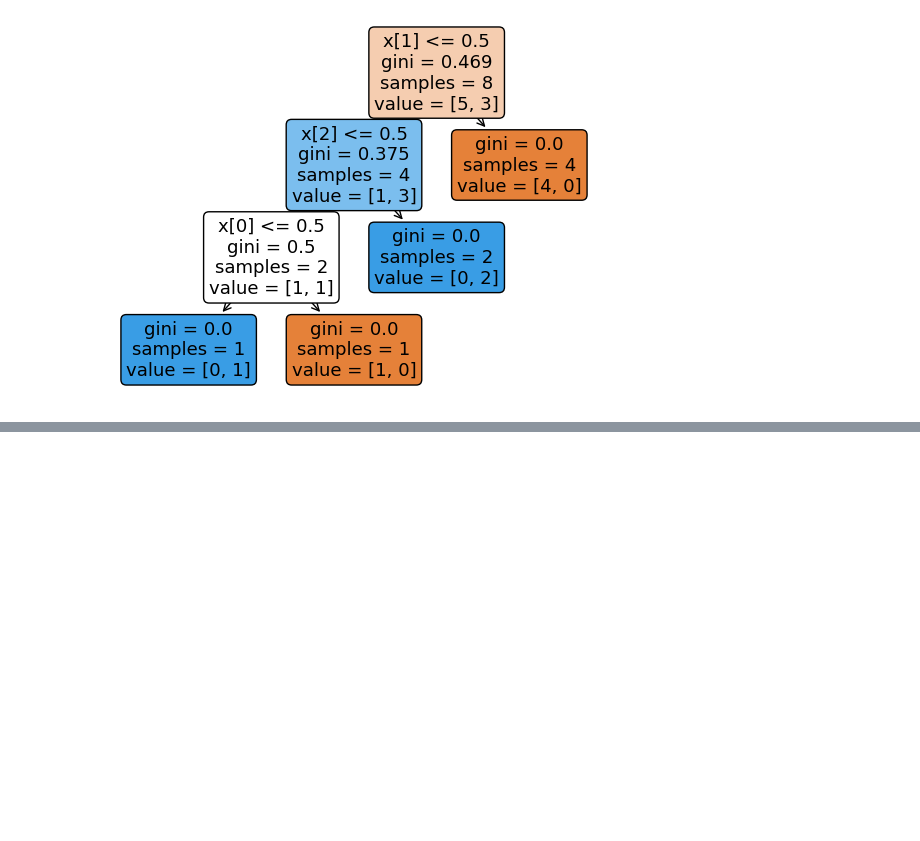
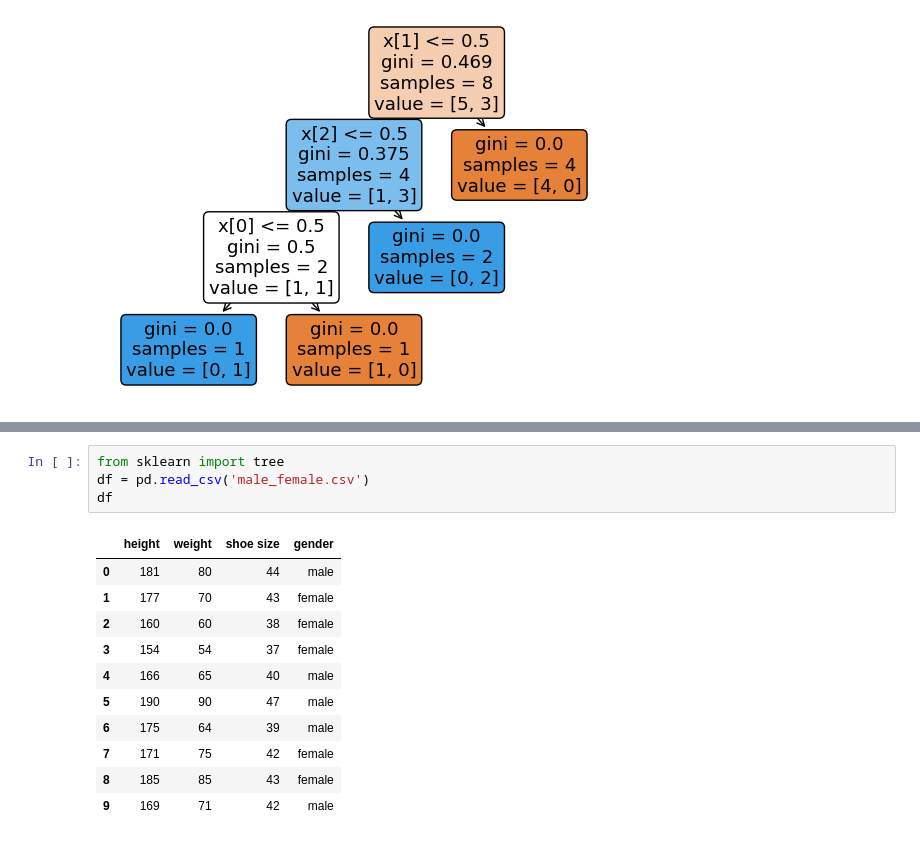
Before and after one commit to ejaj/machine-learning, a Jupyter notebook: Decision Tree.ipynb, the cells around one changed output, grey strips where cells are left out. Drawn from its saved outputs; the diff is of its cells as text; blank space fills up the shorter version.

```diff
--- a/Decision Tree.ipynb
+++ b/Decision Tree.ipynb
@@ -179,0 +180,16 @@ tree.plot_tree(clf, filled=True, rounded=True, feature_names=x.columns)
+# %%
+from sklearn import tree
+df = pd.read_csv('male_female.csv')
+df
+# %% [output]
+|  | height | weight | shoe size | gender |
+| 0 | 181 | 80 | 44 | male |
+| 1 | 177 | 70 | 43 | female |
+| 2 | 160 | 60 | 38 | female |
+| 3 | 154 | 54 | 37 | female |
+| 4 | 166 | 65 | 40 | male |
+| 5 | 190 | 90 | 47 | male |
+| 6 | 175 | 64 | 39 | male |
+| 7 | 171 | 75 | 42 | female |
+| 8 | 185 | 85 | 43 | female |
+| 9 | 169 | 71 | 42 | male |
```
Also changed, not shown: parts of 20 cells of this notebook, 4 other files.
